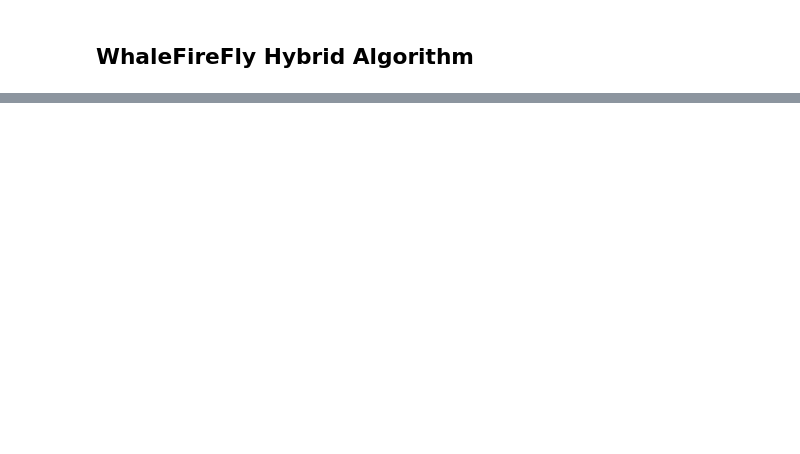
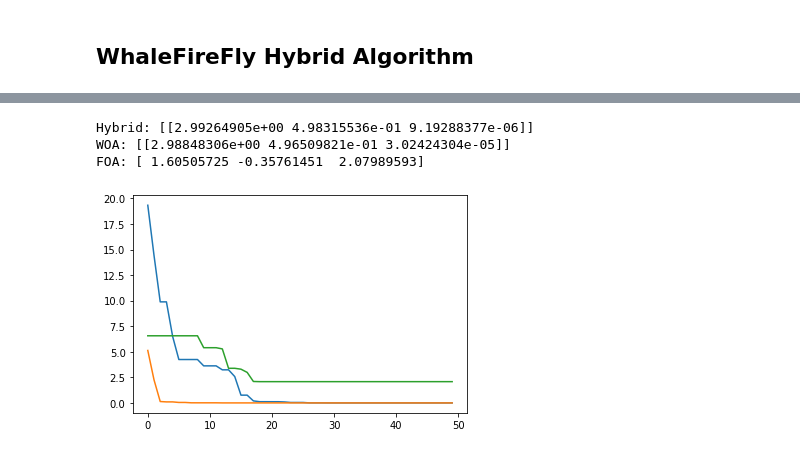
Before and after one commit to anishgowda21/mini-project, a Jupyter notebook: notebooks/WhaleFirefly.ipynb, the cells around one changed output, grey strips where cells are left out. Cells and saved outputs as stored; diff of their text form; code cells hidden in the pictures; blank space fills up the shorter version.

```diff
--- a/notebooks/WhaleFirefly.ipynb
+++ b/notebooks/WhaleFirefly.ipynb
@@ -233,0 +333,16 @@ def whalefireflyhybrid(huntingparty=5,spiral_param=1, min_values=[-5, -5], max_v
+# %%
+hyalg,hyplot = whalefireflyhybrid(target_function=beale)
+woa,woahist,woaleader_plot=whale_optimization_algorithm(target_function=beale)
+foa,foahist=firefly_algorithm(target_function=beale)
+print("Hybrid:",hyalg)
+print("WOA:",woa)
+print("FOA:",foa)
+plt.plot(range(50),hyplot[1:])
+plt.plot(range(50),woahist[1:])
+plt.plot(range(50),foahist[1:])
+plt.show()
+# %% [output]
+Hybrid: [[2.99264905e+00 4.98315536e-01 9.19288377e-06]]
+WOA: [[2.98848306e+00 4.96509821e-01 3.02424304e-05]]
+FOA: [ 1.60505725 -0.35761451  2.07989593]
+[figure, added]
```
Also changed, not shown: parts of 10 cells of this notebook, 33 other files.
